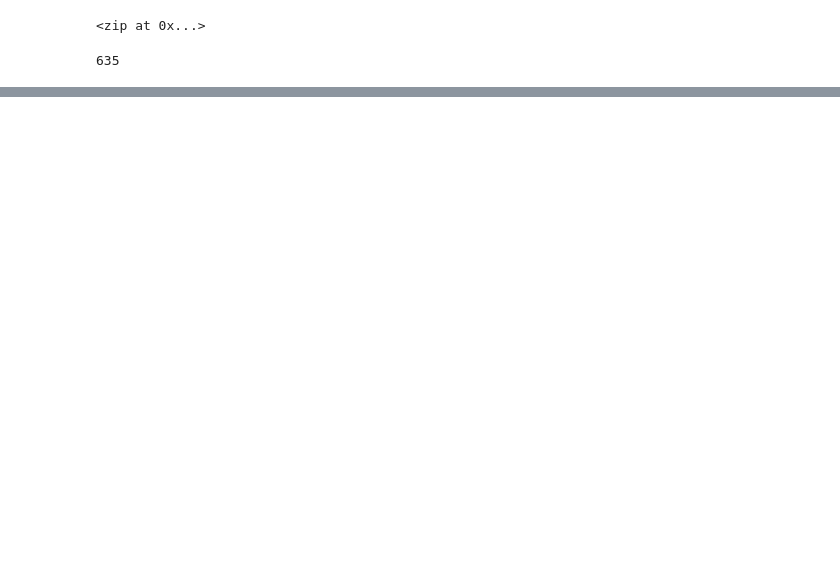
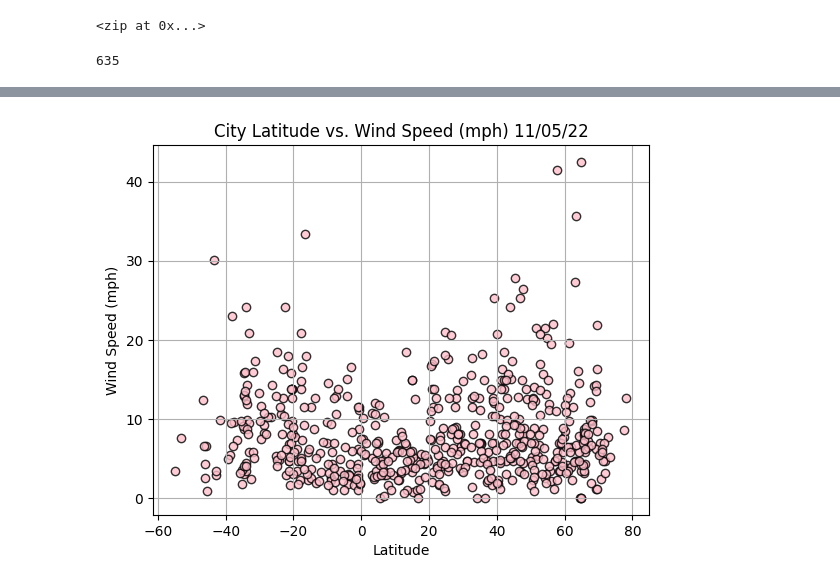
Before and after one commit to jakatz87/World_Weather_Analysis, a Jupyter notebook: WeatherPy.ipynb, the cells around one changed output, grey strips where cells are left out. Cells and saved outputs as stored; diff of their text form; code cells hidden in the pictures; blank space fills up the shorter version.

```diff
--- a/WeatherPy.ipynb
+++ b/WeatherPy.ipynb
@@ -162,0 +183,12 @@ city_data_df.to_csv(output_data_file, index_label="City_ID")
+# %%
+plt.scatter(lats, winds, facecolor="pink", edgecolor="black", linewidths=1, alpha=.8, label="Cities")
+plt.grid()
+plt.title("City Latitude vs. Wind Speed (mph) 11/05/22")
+
+plt.xlabel("Latitude")
+plt.ylabel("Wind Speed (mph)")
+
+plt.savefig("weather_data/Fig4Winds.png")
+plt.show()
+# %% [output]
+[figure, added]
```
Also changed, not shown: parts of 15 cells of this notebook, 4 other files.
